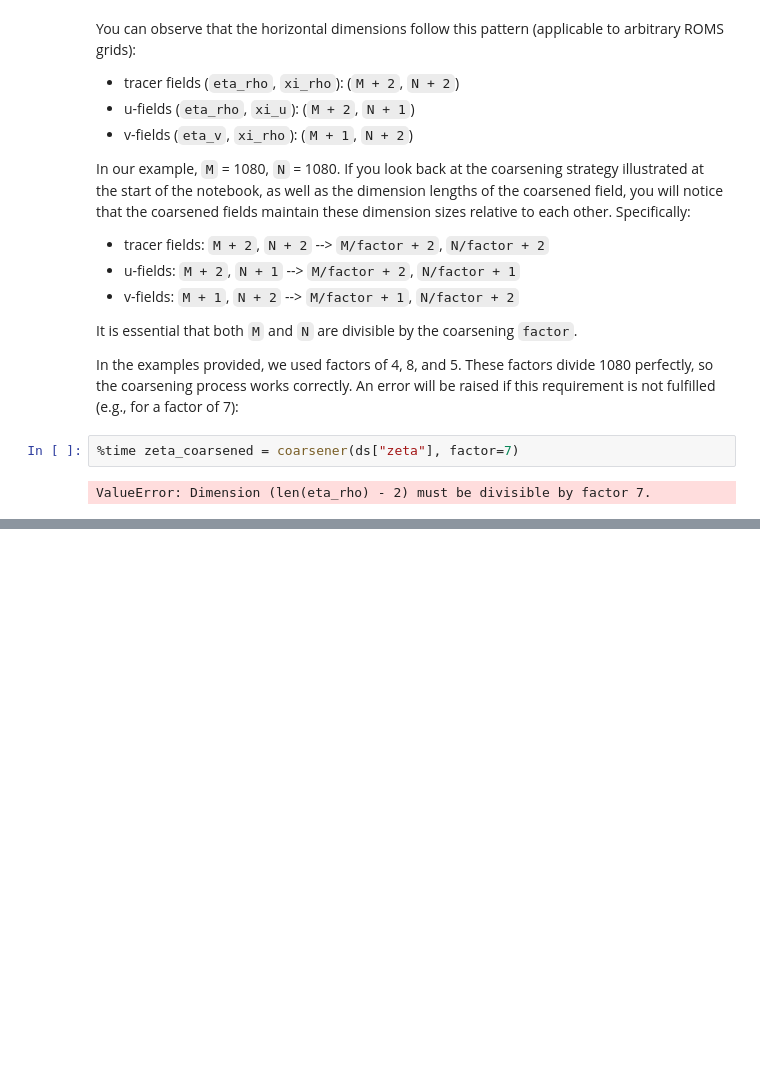
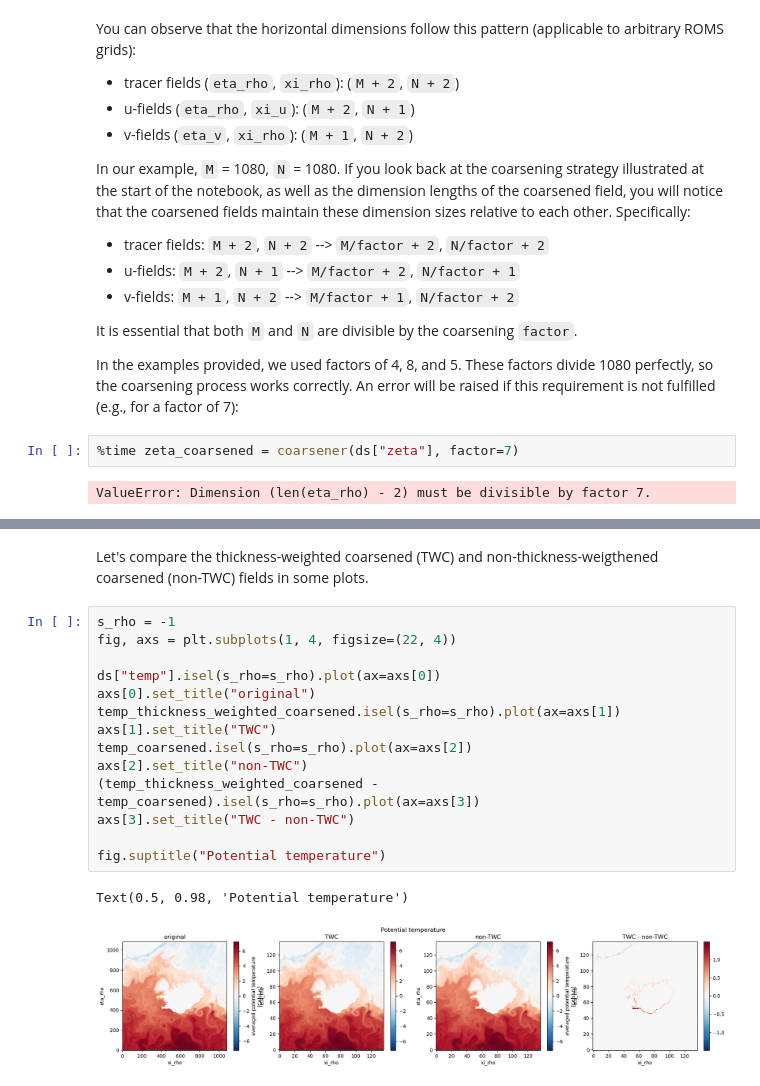
Before and after one commit to CWorthy-ocean/roms-analysis, a Jupyter notebook: coarsen.ipynb, the cells around one changed output, grey strips where cells are left out. Saved outputs shown, nothing was run; the diff lists cells and outputs as text; blank space fills up the shorter version.

Commit message:
Implement thickness-weighted coarsening

```diff
--- a/coarsen.ipynb
+++ b/coarsen.ipynb
@@ -239,0 +297,19 @@ ValueError: Dimension (len(eta_rho) - 2) must be divisible by factor 7.
+# %% [markdown]
+Let's compare the thickness-weighted coarsened (TWC) and non-thickness-weigthened coarsened (non-TWC) fields in some plots.
+# %%
+s_rho = -1
+fig, axs = plt.subplots(1, 4, figsize=(22, 4))
+
+ds["temp"].isel(s_rho=s_rho).plot(ax=axs[0])
+axs[0].set_title("original")
+temp_thickness_weighted_coarsened.isel(s_rho=s_rho).plot(ax=axs[1])
+axs[1].set_title("TWC")
+temp_coarsened.isel(s_rho=s_rho).plot(ax=axs[2])
+axs[2].set_title("non-TWC")
+(temp_thickness_weighted_coarsened - temp_coarsened).isel(s_rho=s_rho).plot(ax=axs[3])
+axs[3].set_title("TWC - non-TWC")
+
+fig.suptitle("Potential temperature")
+# %% [output]
+Text(0.5, 0.98, 'Potential temperature')
+[figure, added]
```
Also changed, not shown: parts of 24 cells of this notebook, 1 other file.
